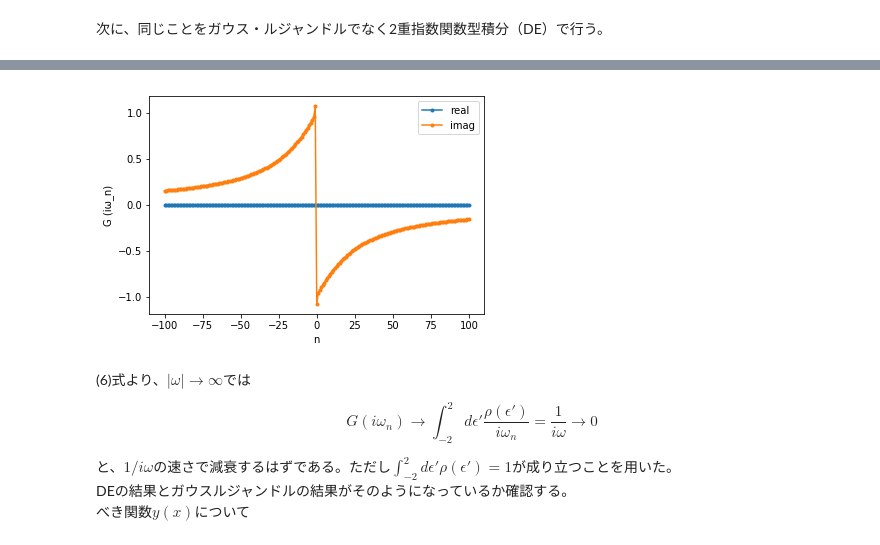
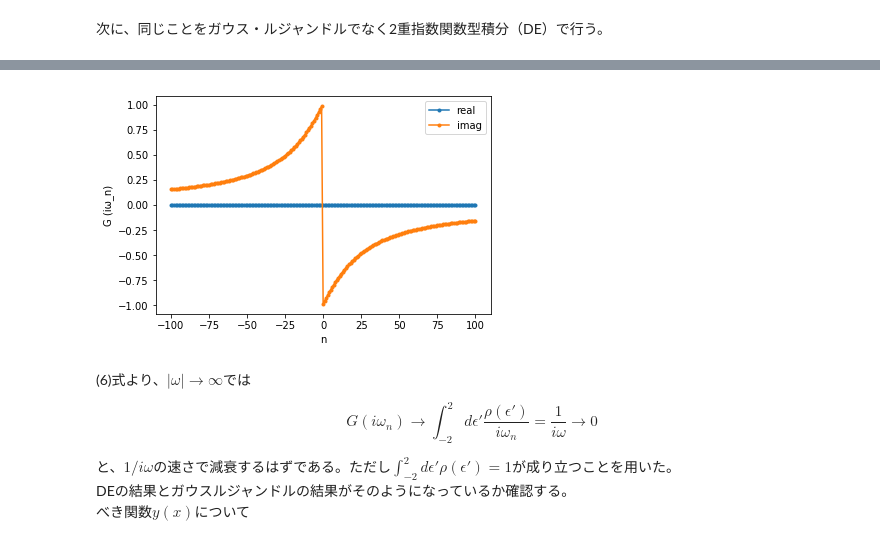
Before and after one commit to ykamizato/IPT, a Jupyter notebook: IPT,グリーン関数２.ipynb, the cells around one changed output, grey strips where cells are left out. Drawn from its saved outputs; the diff is of its cells as text; code cells hidden in the pictures.

```diff
--- a/IPT,グリーン関数２.ipynb
+++ b/IPT,グリーン関数２.ipynb
@@ -59,17 +59,17 @@ int_gauss(func, a, b, n)
     渡された関数funcをガウス・ルジャンドル積分した結果を返す。
     a,bはそれぞれ積分の下端と上端。nは分割数。
 # %%
+beta = 100                     # βの大きさを設定
 n_w = np.arange(-100,101)      # グラフに表示するnの範囲を設定
-beta = 100                     #βの大きさを設定
+w = np.pi*(2*n_w+1)/beta
 G_iw_gauss = np.empty((len(n_w),),dtype=np.complex)
-for i in range(len(n_w)) :
-    w = np.pi*(2*n_w[i]+1)/beta       # 松原周波数ω_nを設定
-    func = lambda x : 2/np.pi*np.sqrt(1-x**2)/(w*1j-2*x)
-    G_iw_gauss[i] = my_int.int_gauss(func,-1,1,100)
+for n in range(len(n_w)) :
+    func = lambda x : 2/np.pi*np.sqrt(1-x**2)/(w[n]*1j-2*x)
+    G_iw_gauss[n] = my_int.int_gauss(func,-1,1,400)
 
-plt.plot(n_w, G_iw_gauss.real, label='real', marker='.')
-plt.plot(n_w, G_iw_gauss.imag, label='imag', marker='.')
-plt.xlabel('n')
+plt.plot(w, G_iw_gauss.real, label='real', marker='.')
+plt.plot(w, G_iw_gauss.imag, label='imag', marker='.')
+plt.xlabel('w')
 plt.ylabel('G (iω_n)')
 plt.legend()
 plt.show()
@@ -88,19 +88,18 @@ int_DE(func, a, b, n, N)
     a,bはそれぞれ積分の下端と上端。nは分割数。和の範囲は第N項で打ち切る。
 # %%
 G_iw_DE = np.empty((len(n_w),),dtype=np.complex)
-for i in range(len(n_w)) :
-    w = np.pi*(2*n_w[i]+1)/beta       # 松原周波数ω_nを設定
-    func = lambda x : 2/np.pi*np.sqrt(1-x**2)/(w*1j-2*x)
-    G_iw_DE[i] = my_int.int_DE(func,-1,1,100,100)
+for n in range(len(n_w)) :
+    func = lambda x : 2/np.pi*np.sqrt(1-x**2)/(w[n]*1j-2*x)
+    G_iw_DE[n] = my_int.int_DE(func,-1,1,400,1000)
 
 plt.plot(n_w, G_iw_DE.real, label='real', marker='.')
 plt.plot(n_w, G_iw_DE.imag, label='imag', marker='.')
 plt.xlabel('n')
 plt.ylabel('G (iω_n)')
 plt.legend()
 plt.show()
 # %% [output]
-[figure, old version]
+[figure, new version]
 # %% [markdown]
 (6)式より、$|\omega|\to\infty$では
 
```
Also changed, not shown: parts of 9 cells of this notebook, 2 other files.
